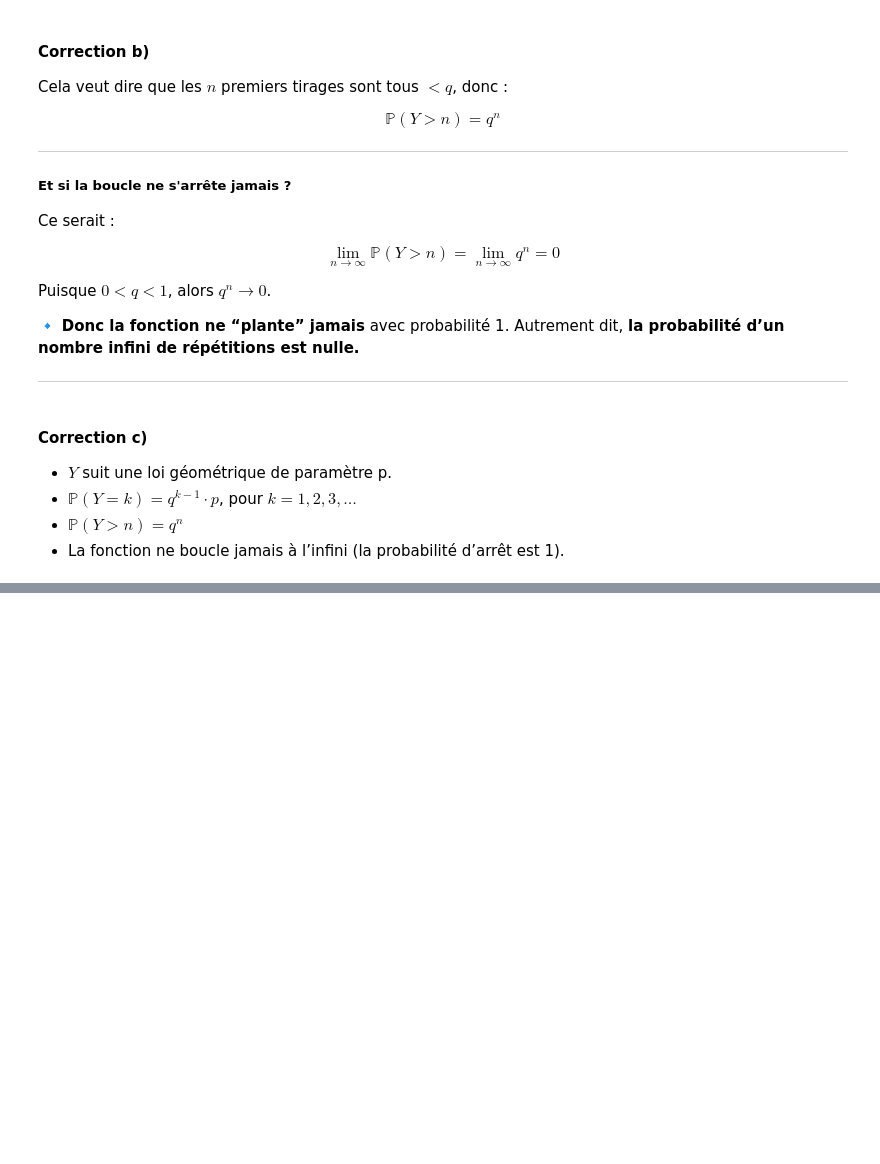
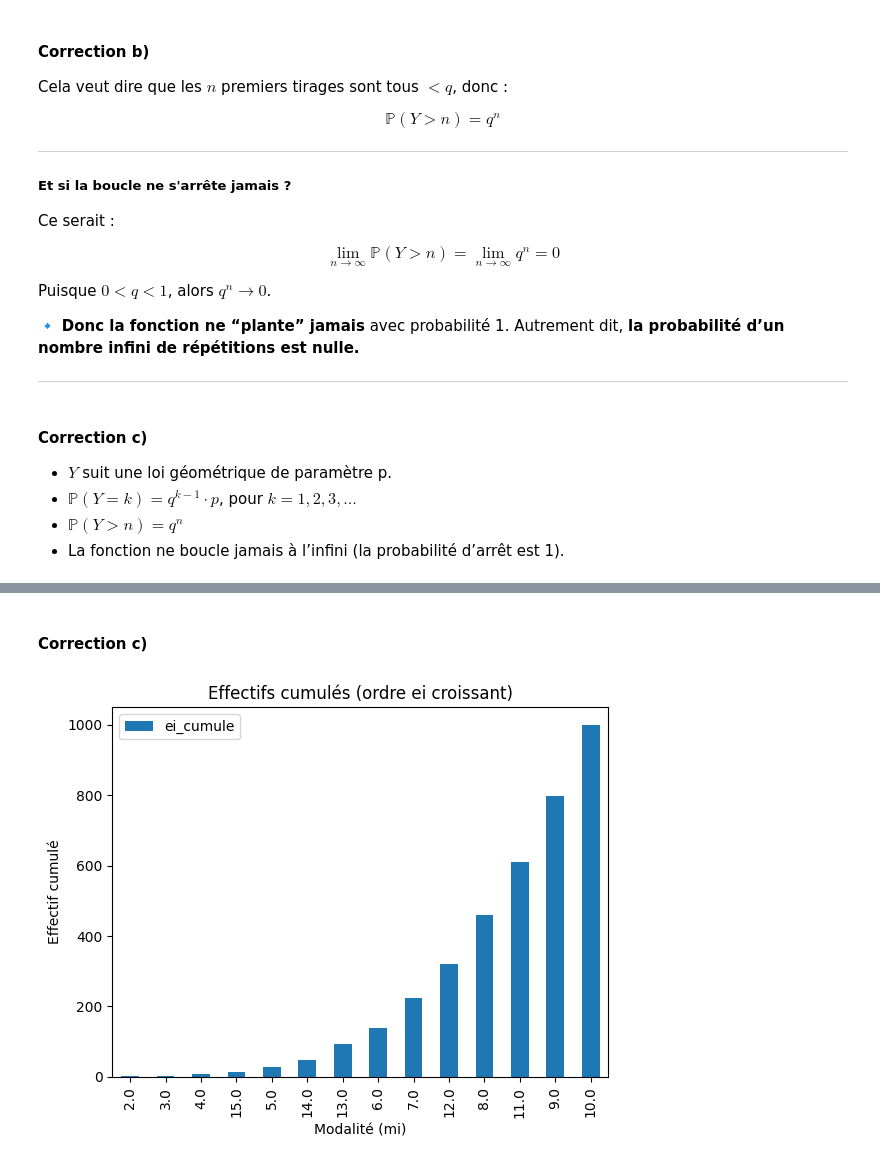
Before and after one commit to wakil69/InformatiquePrepaPlus, a Jupyter notebook: Cours/Probabilités_Stats/9.Exercices/Exercices.ipynb, the cells around one changed output, grey strips where cells are left out. Cells and saved outputs as stored; diff of their text form; code cells hidden in the pictures; blank space fills up the shorter version.

```diff
--- a/Cours/Probabilités_Stats/9.Exercices/Exercices.ipynb
+++ b/Cours/Probabilités_Stats/9.Exercices/Exercices.ipynb
@@ -298,0 +469,10 @@ Autrement dit, **la probabilité d’un nombre infini de répétitions est nulle
+# %% [markdown]
+#### Correction c)
+# %%
+df_sorted_by_ei['ei_cumule'] = df_sorted_by_ei['ei'].cumsum()
+df_sorted_by_ei.plot.bar(x='mi', y='ei_cumule', title="Effectifs cumulés (ordre ei croissant)")
+plt.xlabel("Modalité (mi)")
+plt.ylabel("Effectif cumulé")
+plt.show()
+# %% [output]
+[figure, added]
```
Also changed, not shown: parts of 97 cells of this notebook, 2 other files.
